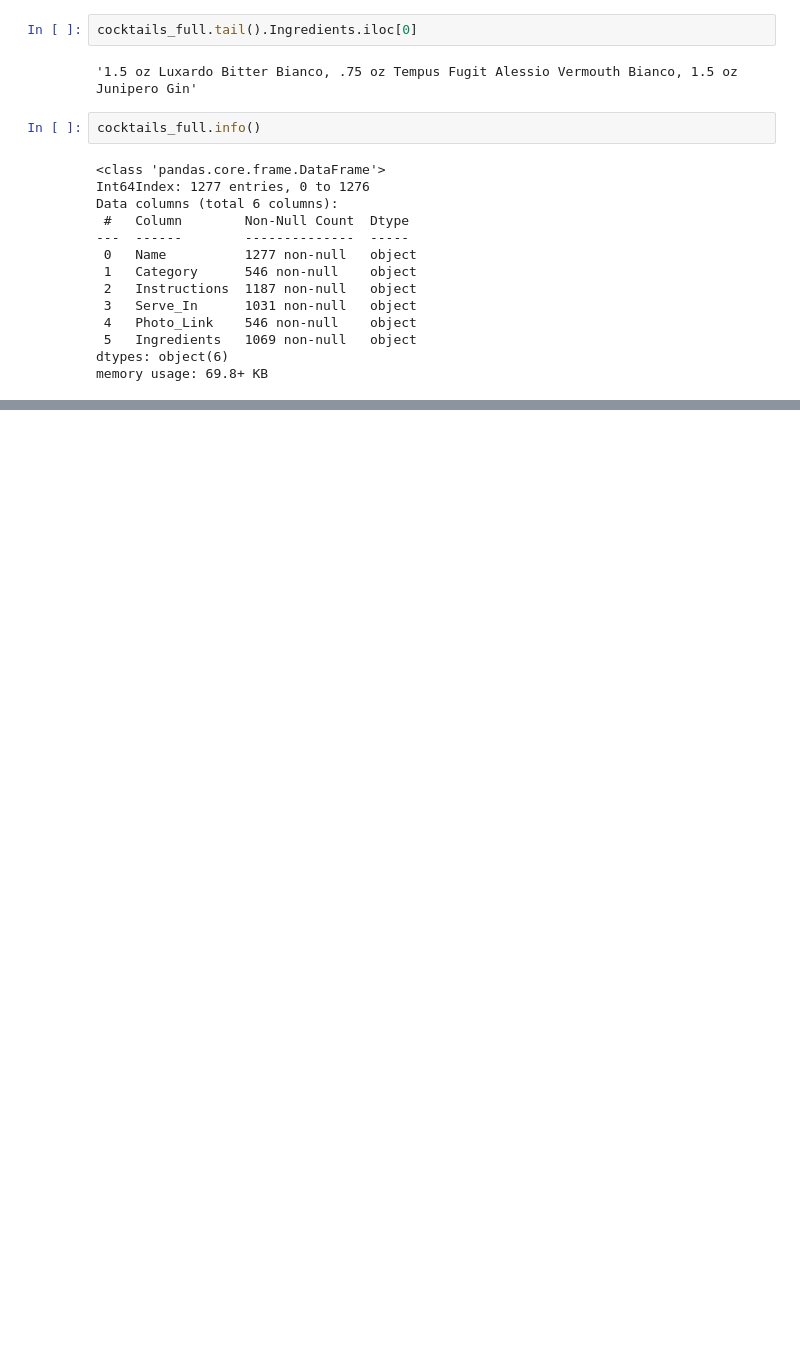
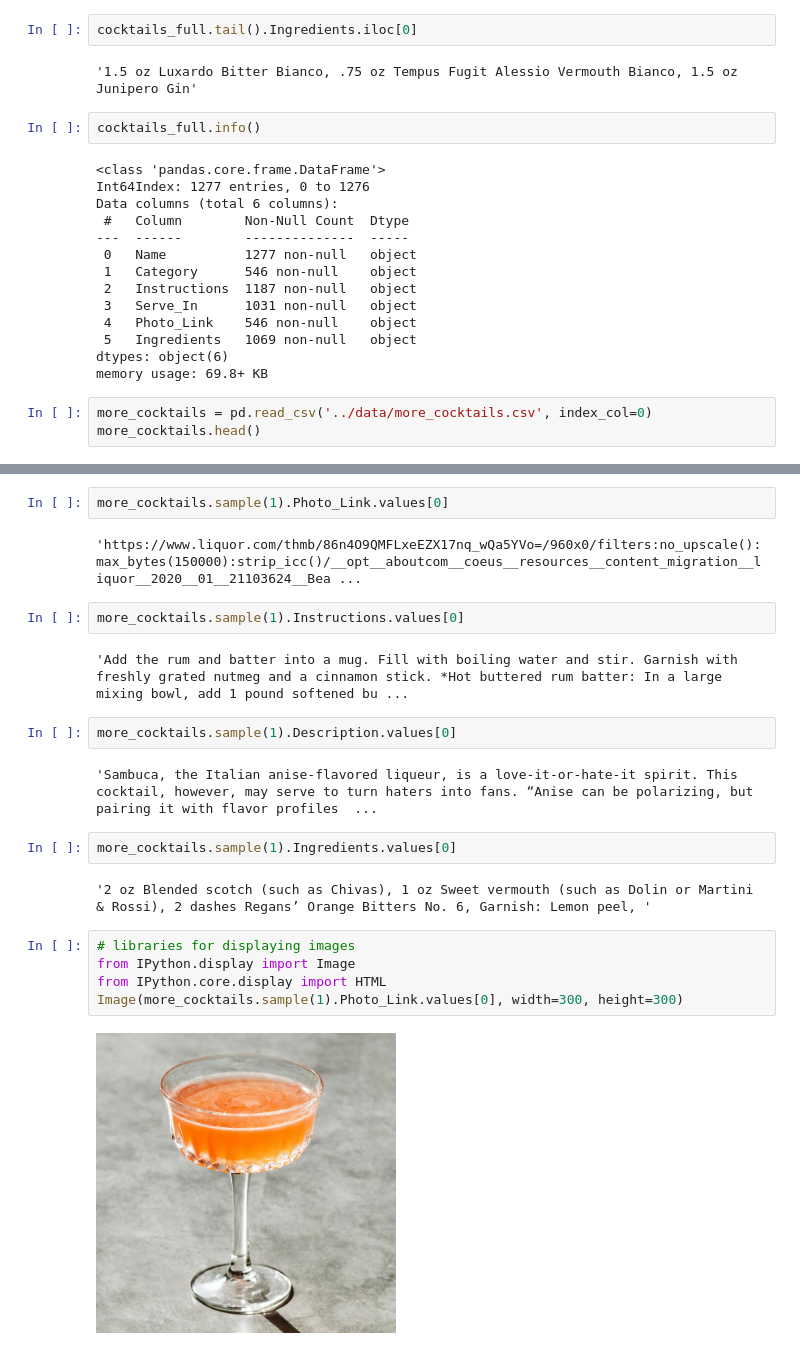
Before and after one commit to luongtruong77/nlp-drinks-cocktails-recommender, a Jupyter notebook: notebooks/data-cleaning-merging.ipynb, the cells around one changed output, grey strips where cells are left out. Drawn from its saved outputs; the diff is of its cells as text; blank space fills up the shorter version.

```diff
--- a/notebooks/data-cleaning-merging.ipynb
+++ b/notebooks/data-cleaning-merging.ipynb
@@ -736,3 +745,6 @@ Data columns (total 6 columns):
  5   Ingredients   1069 non-null   object
 dtypes: object(6)
 memory usage: 69.8+ KB
+# %%
+more_cocktails = pd.read_csv('../data/more_cocktails.csv', index_col=0)
+more_cocktails.head()
@@ -738,0 +763,23 @@ memory usage: 69.8+ KB
+# %%
+more_cocktails.sample(1).Photo_Link.values[0]
+# %% [output]
+'https://www.liquor.com/thmb/86n4O9QMFLxeEZX17nq_wQa5YVo=/960x0/filters:no_upscale():max_bytes(150000):strip_icc()/__opt__aboutcom__coeus__resources__content_migration__liquor__2020__01__21103624__Bea ...
+# %%
+more_cocktails.sample(1).Instructions.values[0]
+# %% [output]
+'Add the rum and batter into a mug. Fill with boiling water and stir. Garnish with freshly grated nutmeg and a cinnamon stick. *Hot buttered rum batter: In a large mixing bowl, add 1 pound softened bu ...
+# %%
+more_cocktails.sample(1).Description.values[0]
+# %% [output]
+'Sambuca, the Italian anise-flavored liqueur, is a love-it-or-hate-it spirit. This cocktail, however, may serve to turn haters into fans. “Anise can be polarizing, but pairing it with flavor profiles  ...
+# %%
+more_cocktails.sample(1).Ingredients.values[0]
+# %% [output]
+'2 oz Blended scotch (such as Chivas), 1 oz Sweet vermouth (such as Dolin or Martini & Rossi), 2 dashes Regans’ Orange Bitters No. 6, Garnish: Lemon peel, '
+# %%
+# libraries for displaying images
+from IPython.display import Image
+from IPython.core.display import HTML
+Image(more_cocktails.sample(1).Photo_Link.values[0], width=300, height=300)
+# %% [output]
+[figure, added]
```
Also changed, not shown: parts of 6 cells of this notebook, 4 other files.
